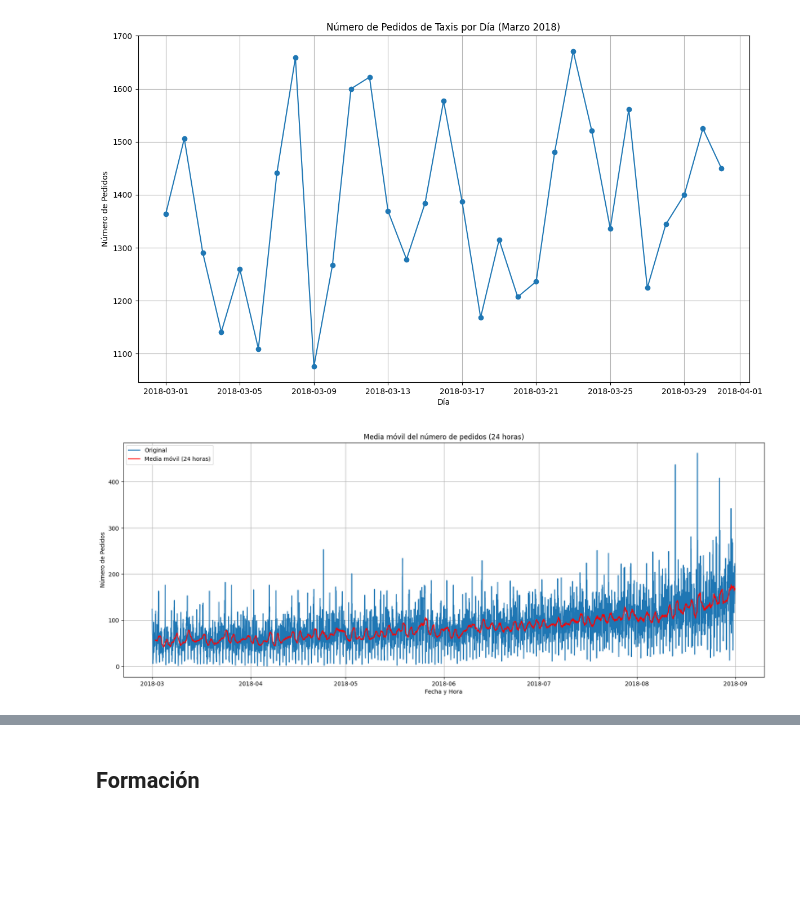
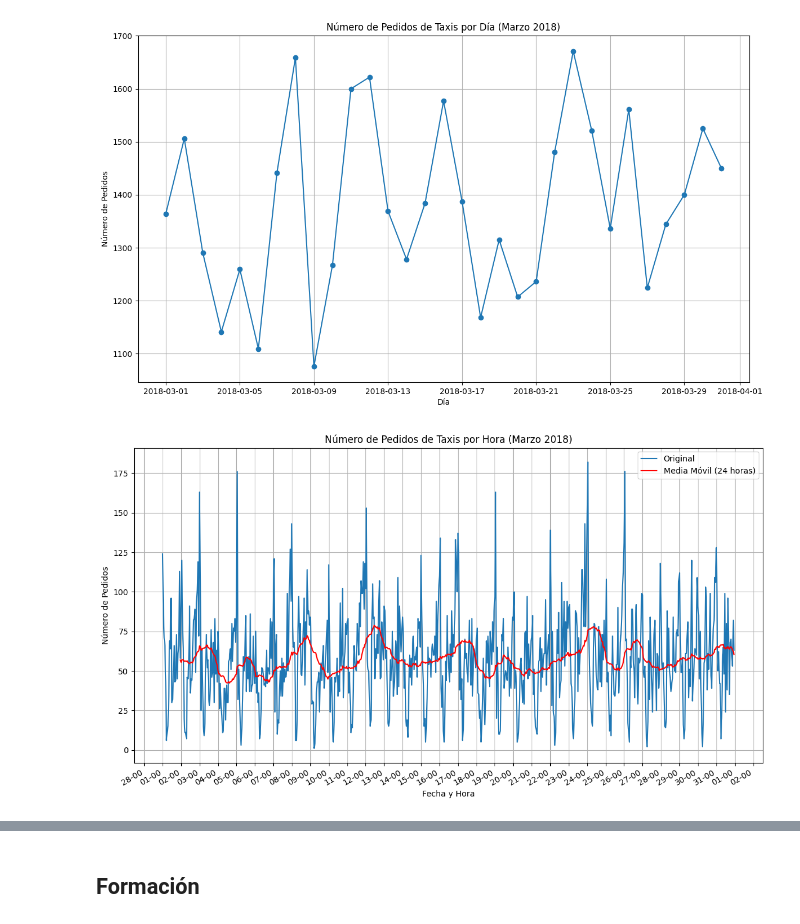
Before and after one commit to ErayFaSol/proyectosDataScience, a Jupyter notebook: proyecto13.ipynb, the cells around one changed output, grey strips where cells are left out. Saved outputs shown, nothing was run; the diff lists cells and outputs as text; code cells hidden in the pictures; blank space fills up the shorter version.

```diff
--- a/proyecto13.ipynb
+++ b/proyecto13.ipynb
@@ -136,20 +136,27 @@ plt.grid(True)
 plt.show()
 # %% [output]
 [figure]
-# %%
-plt.figure(figsize=(20, 25))
-# Plot de la media móvil
-rolling_mean = data_resampled['num_orders'].rolling(window=24).mean()
-plt.subplot(3, 1, 2)
-plt.plot(data_resampled.index, data_resampled['num_orders'], label='Original')
-plt.plot(rolling_mean, label='Media móvil (24 horas)', color='red')
-plt.title('Media móvil del número de pedidos (24 horas)')
-plt.xlabel('Fecha y Hora')
-plt.ylabel('Número de Pedidos')
-plt.legend()
-plt.grid(True)
-# %% [output]
-[figure, removed]
+# %%
+# Suavizado con media móvil
+window_size = 24  # Ventana de 24 horas
+data_smoothed = data_month['num_orders'].rolling(window=window_size).mean()
+
+plt.figure(figsize=(14, 8))
+plt.plot(data_month.index, data_month['num_orders'], label='Original')
+plt.plot(data_month.index, data_smoothed, label=f'Media Móvil ({window_size} horas)', color='red')
+plt.title('Número de Pedidos de Taxis por Hora (Marzo 2018)')
+plt.xlabel('Fecha y Hora')
+plt.ylabel('Número de Pedidos')
+plt.legend()
+plt.grid(True)
+# Formatear las etiquetas del eje X para que muestren solo el día y la hora
+plt.gca().xaxis.set_major_formatter(mdates.DateFormatter('%d-%H'))
+plt.gca().xaxis.set_major_locator(mdates.DayLocator(interval=1))
+plt.gcf().autofmt_xdate()  # Ajustar automáticamente el formato de la fecha
+
+plt.show()
+# %% [output]
+[figure, added]
 # %%
 plt.figure(figsize=(20, 25))
 result = seasonal_decompose(data_resampled['num_orders'], model='additive', period=24)
```
Also changed, not shown: parts of 2 cells of this notebook.
